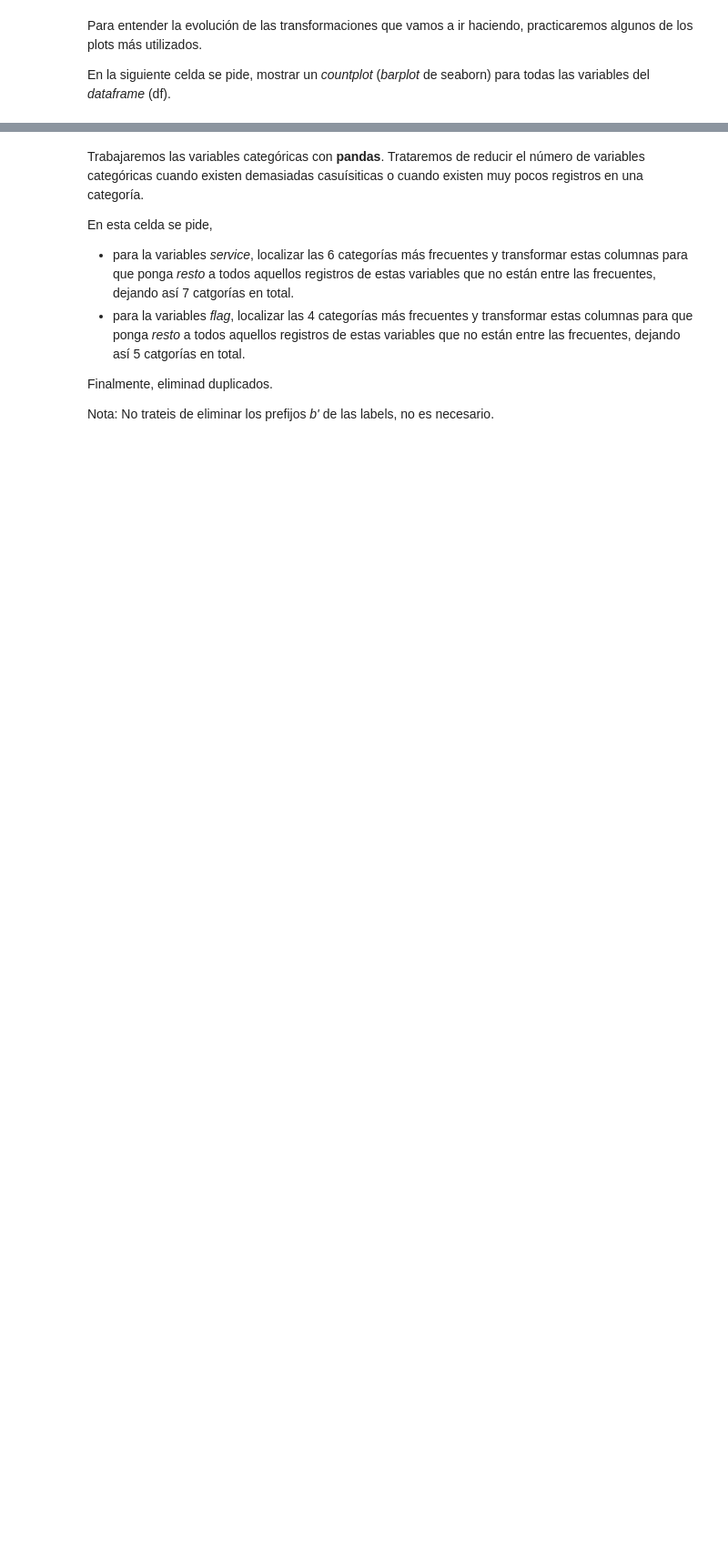
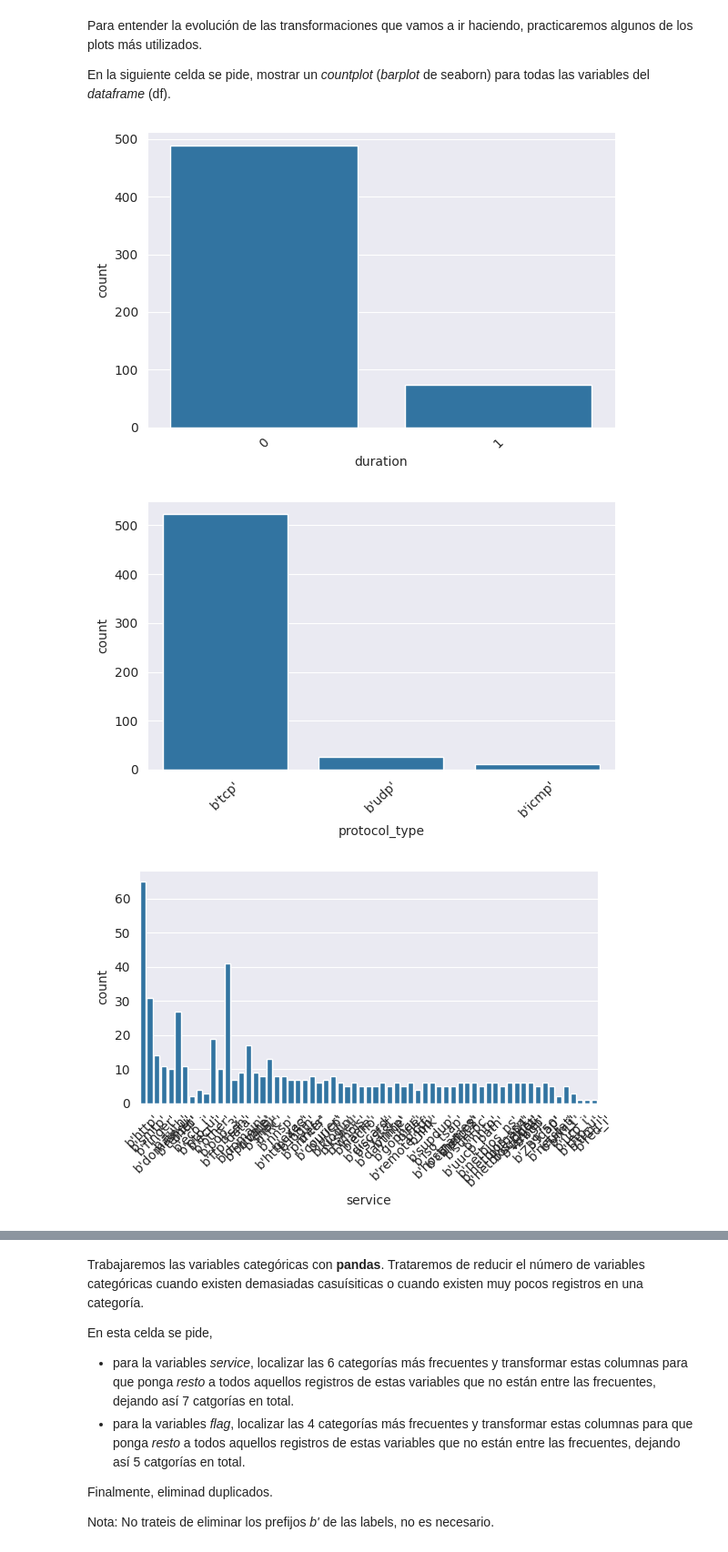
Before and after one commit to mehrerm/intro_deep_learning, a Jupyter notebook: MLParte2/ejercicio2.ipynb, the cells around one changed output, grey strips where cells are left out. Shown at 91% size. Saved outputs shown, nothing was run; the diff lists cells and outputs as text; code cells hidden in the pictures; blank space fills up the shorter version.

```diff
--- a/MLParte2/ejercicio2.ipynb
+++ b/MLParte2/ejercicio2.ipynb
@@ -78,0 +83,16 @@ En la siguiente celda se pide, mostrar un _countplot_ (_barplot_ de seaborn) par
+# %%
+### BEGIN SOLUTION
+
+for col in df.columns:
+    plt.figure(figsize=(6, 4))
+    sns.countplot(data=df, x=col)
+    #plt.title(f'Countplot de {col}')
+    plt.xticks(rotation=45)
+    plt.tight_layout()
+    plt.show()
+
+### END SOLUTION
+# %% [output]
+[figure, added]
+[figure, added]
+[figure, added]
```
Also changed, not shown: parts of 14 cells of this notebook.
